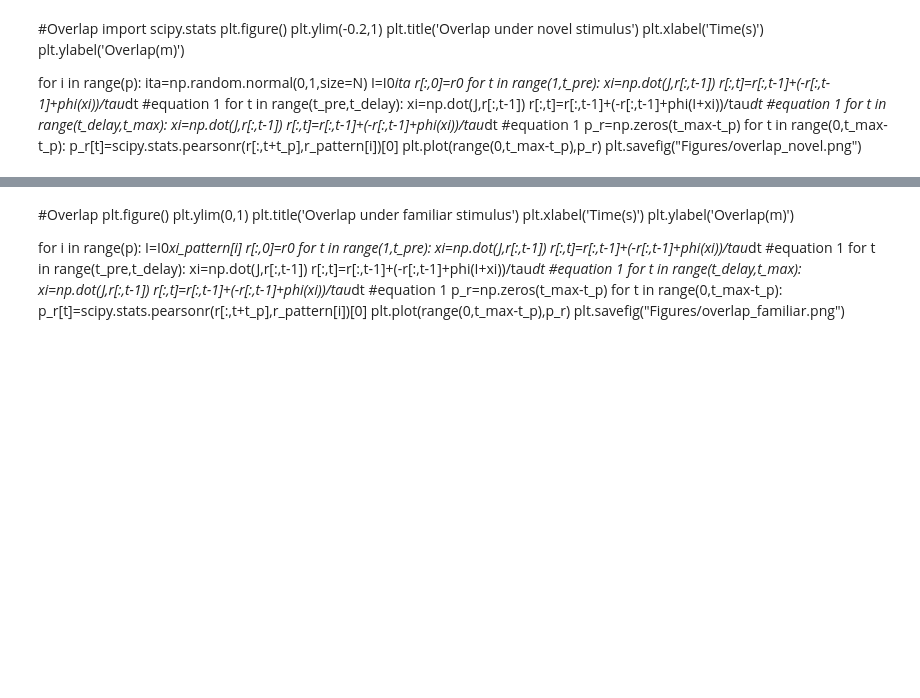
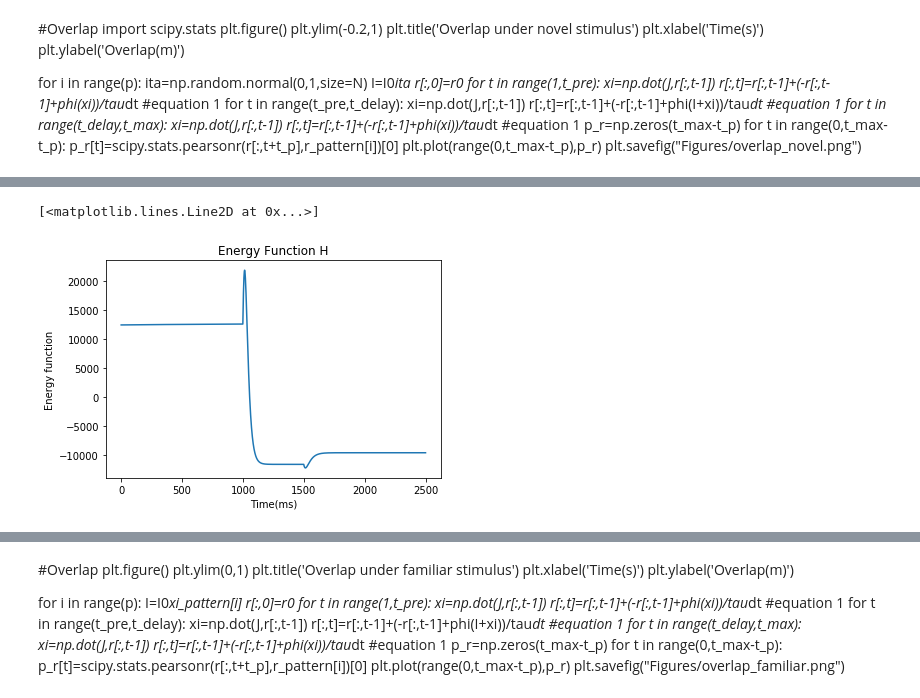
Before and after one commit to xmxhuihui/Final-Project, a Jupyter notebook: Attractor Network Model(Multiple Patterns).ipynb, the cells around one changed output, grey strips where cells are left out. Cells and saved outputs as stored; diff of their text form; code cells hidden in the pictures; blank space fills up the shorter version.

```diff
--- a/Attractor Network Model(Multiple Patterns).ipynb
+++ b/Attractor Network Model(Multiple Patterns).ipynb
@@ -190,3 +190,16 @@ plt.plot(range(0,t_max-t_p),dist)
+# %%
+H=np.zeros(t_max-t_p)
+#for i in range(p):
+for t in range(t_p,t_max):
+    H[t-t_p]=np.sum(-0.5*J*(np.dot(r[:,t].reshape(N,1),r[:,t].reshape(1,N))))+np.dot(I.reshape(1,N),r[:,t].reshape(N,1))
+plt.figure()
+plt.title('Energy Function H')
+plt.xlabel('Time(ms)')
+plt.ylabel('Energy')
+plt.plot(range(0,t_max-t_p),H)
+# %% [output]
+[<matplotlib.lines.Line2D at 0x...>]
+[figure, added]
 # %%
 plt.figure()
 plt.title('Firing rate distribution under familiar stimulus')
```
Also changed, not shown: parts of 7 cells of this notebook, 6 other files.
